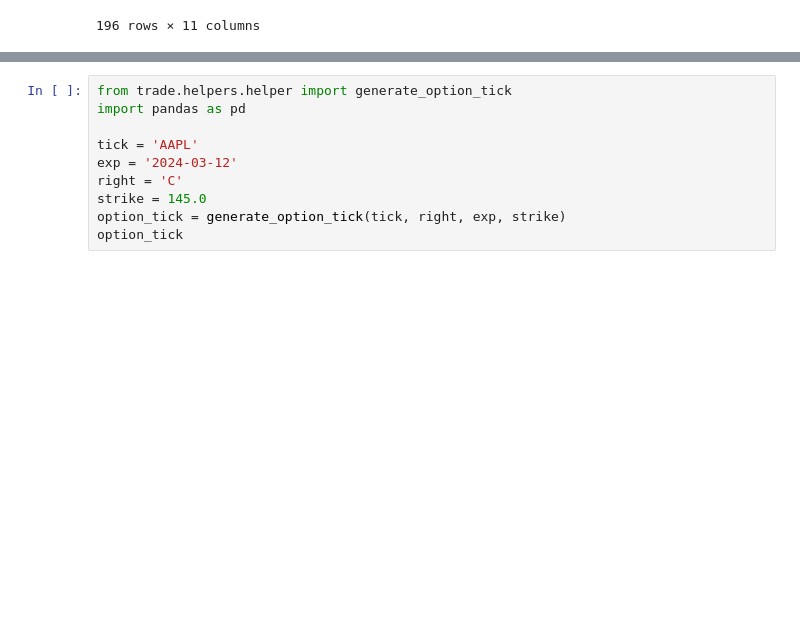
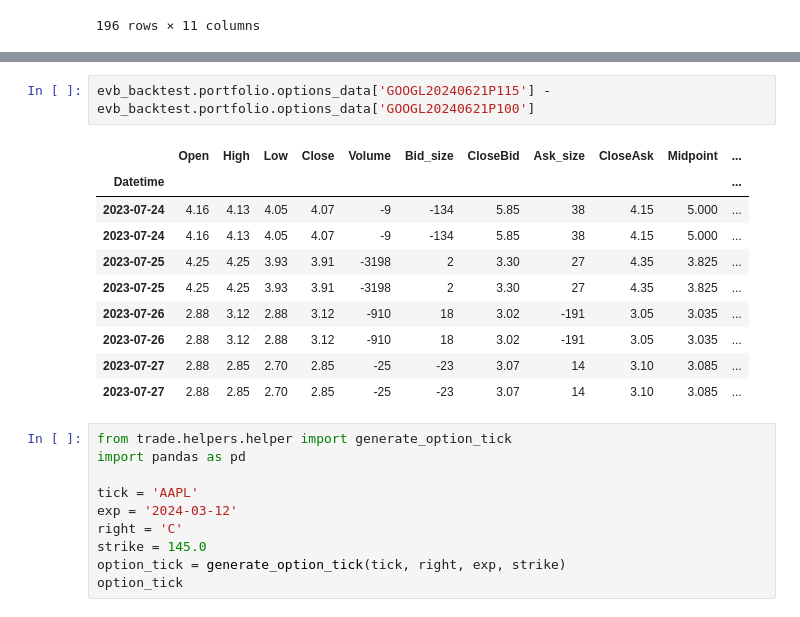
Before and after one commit to Zino-ctrlZ/QuantTools, a Jupyter notebook: EventDriven/demo.ipynb, the cells around one changed output, grey strips where cells are left out. Saved outputs shown, nothing was run; the diff lists cells and outputs as text; blank space fills up the shorter version.

```diff
--- a/EventDriven/demo.ipynb
+++ b/EventDriven/demo.ipynb
@@ -180,3 +248,16 @@ evb_backtest.trades
+# %%
+evb_backtest.portfolio.options_data['GOOGL20240621P115'] - evb_backtest.portfolio.options_data['GOOGL20240621P100']
+# %% [output]
+|  | Open | High | Low | Close | Volume | Bid_size | CloseBid | Ask_size | CloseAsk | Midpoint | ... |
+| Datetime |  |  |  |  |  |  |  |  |  |  | ... |
+| 2023-07-24 | 4.16 | 4.13 | 4.05 | 4.07 | -9 | -134 | 5.85 | 38 | 4.15 | 5.000 | ... |
+| 2023-07-24 | 4.16 | 4.13 | 4.05 | 4.07 | -9 | -134 | 5.85 | 38 | 4.15 | 5.000 | ... |
+| 2023-07-25 | 4.25 | 4.25 | 3.93 | 3.91 | -3198 | 2 | 3.30 | 27 | 4.35 | 3.825 | ... |
+| 2023-07-25 | 4.25 | 4.25 | 3.93 | 3.91 | -3198 | 2 | 3.30 | 27 | 4.35 | 3.825 | ... |
+| 2023-07-26 | 2.88 | 3.12 | 2.88 | 3.12 | -910 | 18 | 3.02 | -191 | 3.05 | 3.035 | ... |
+| 2023-07-26 | 2.88 | 3.12 | 2.88 | 3.12 | -910 | 18 | 3.02 | -191 | 3.05 | 3.035 | ... |
+| 2023-07-27 | 2.88 | 2.85 | 2.70 | 2.85 | -25 | -23 | 3.07 | 14 | 3.10 | 3.085 | ... |
+| 2023-07-27 | 2.88 | 2.85 | 2.70 | 2.85 | -25 | -23 | 3.07 | 14 | 3.10 | 3.085 | ... |
 # %%
 from trade.helpers.helper import generate_option_tick
 import pandas as pd
```
Also changed, not shown: parts of 10 cells of this notebook, 7 other files.
